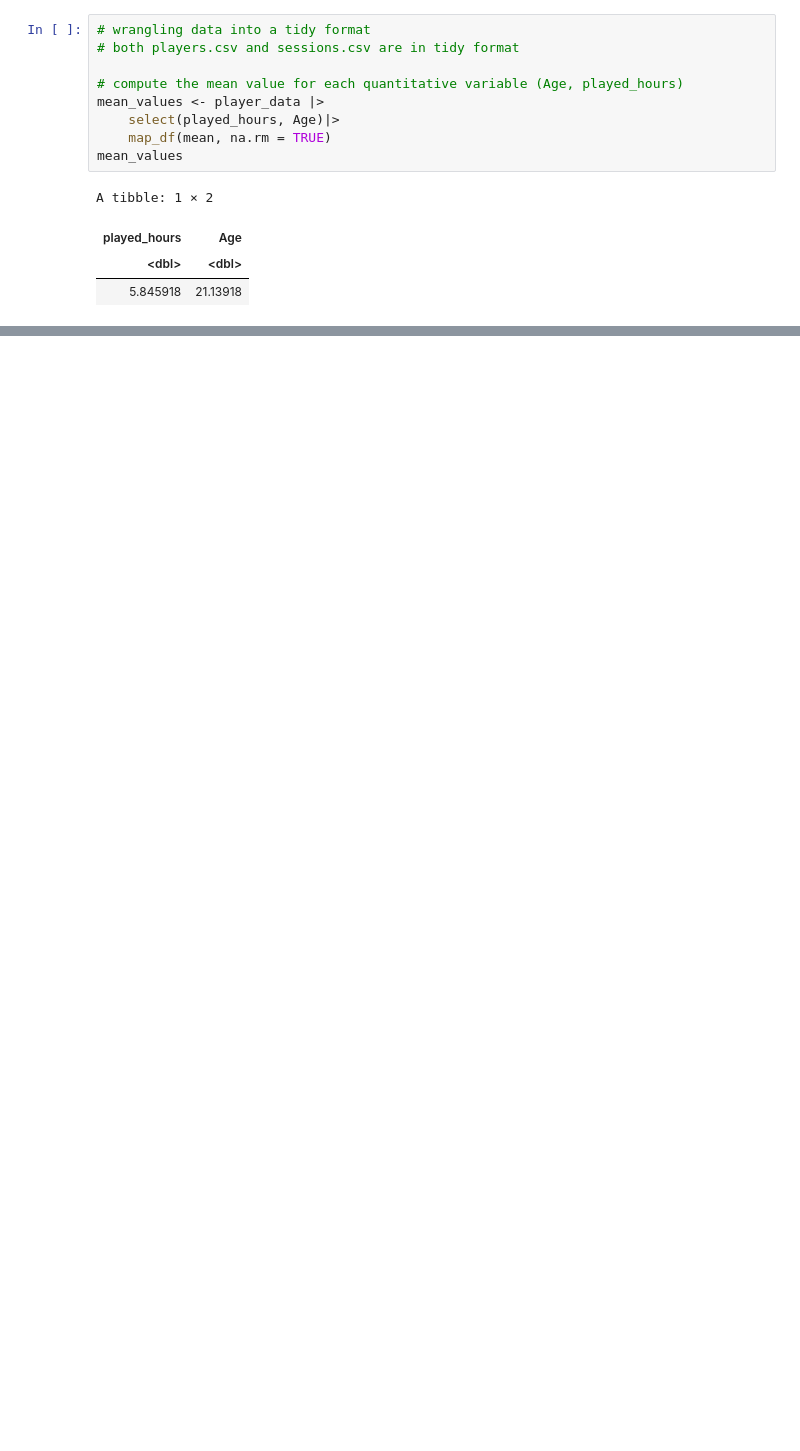
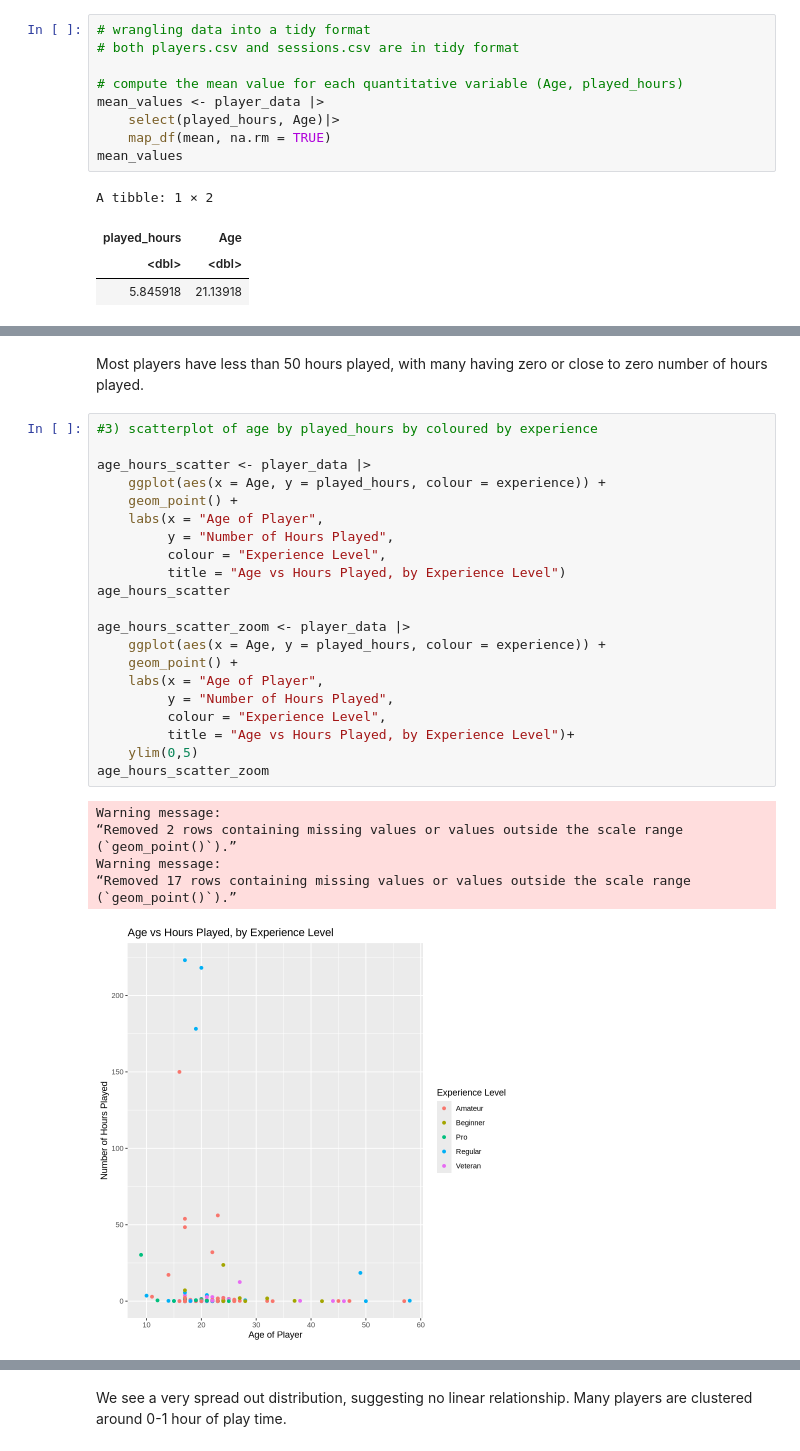
Before and after one commit to awong83/dsci100-individual-project, a Jupyter notebook: projectplanningind.ipynb, the cells around one changed output, grey strips where cells are left out. Saved outputs shown, nothing was run; the diff lists cells and outputs as text; blank space fills up the shorter version.

```diff
--- a/projectplanningind.ipynb
+++ b/projectplanningind.ipynb
@@ -114,0 +195,31 @@ A tibble: 1 × 2
+# %% [markdown]
+Most players have less than 50 hours played, with many having zero or close to zero number of hours played.
+# %%
+#3) scatterplot of age by played_hours by coloured by experience
+
+age_hours_scatter <- player_data |>
+    ggplot(aes(x = Age, y = played_hours, colour = experience)) +
+    geom_point() +
+    labs(x = "Age of Player",
+         y = "Number of Hours Played",
+         colour = "Experience Level",
+         title = "Age vs Hours Played, by Experience Level")
+age_hours_scatter
+
+age_hours_scatter_zoom <- player_data |>
+    ggplot(aes(x = Age, y = played_hours, colour = experience)) +
+    geom_point() +
+    labs(x = "Age of Player",
+         y = "Number of Hours Played",
+         colour = "Experience Level",
+         title = "Age vs Hours Played, by Experience Level")+
+    ylim(0,5)
+age_hours_scatter_zoom
+# %% [output]
+Warning message:
+“Removed 2 rows containing missing values or values outside the scale range
+(`geom_point()`).”
+Warning message:
+“Removed 17 rows containing missing values or values outside the scale range
+(`geom_point()`).”
+[figure, added]
@@ -114,0 +227,2 @@ A tibble: 1 × 2
+# %% [markdown]
+We see a very spread out distribution, suggesting no linear relationship. Many players are clustered around 0-1 hour of play time.
```
Also changed, not shown: parts of 8 cells of this notebook.
